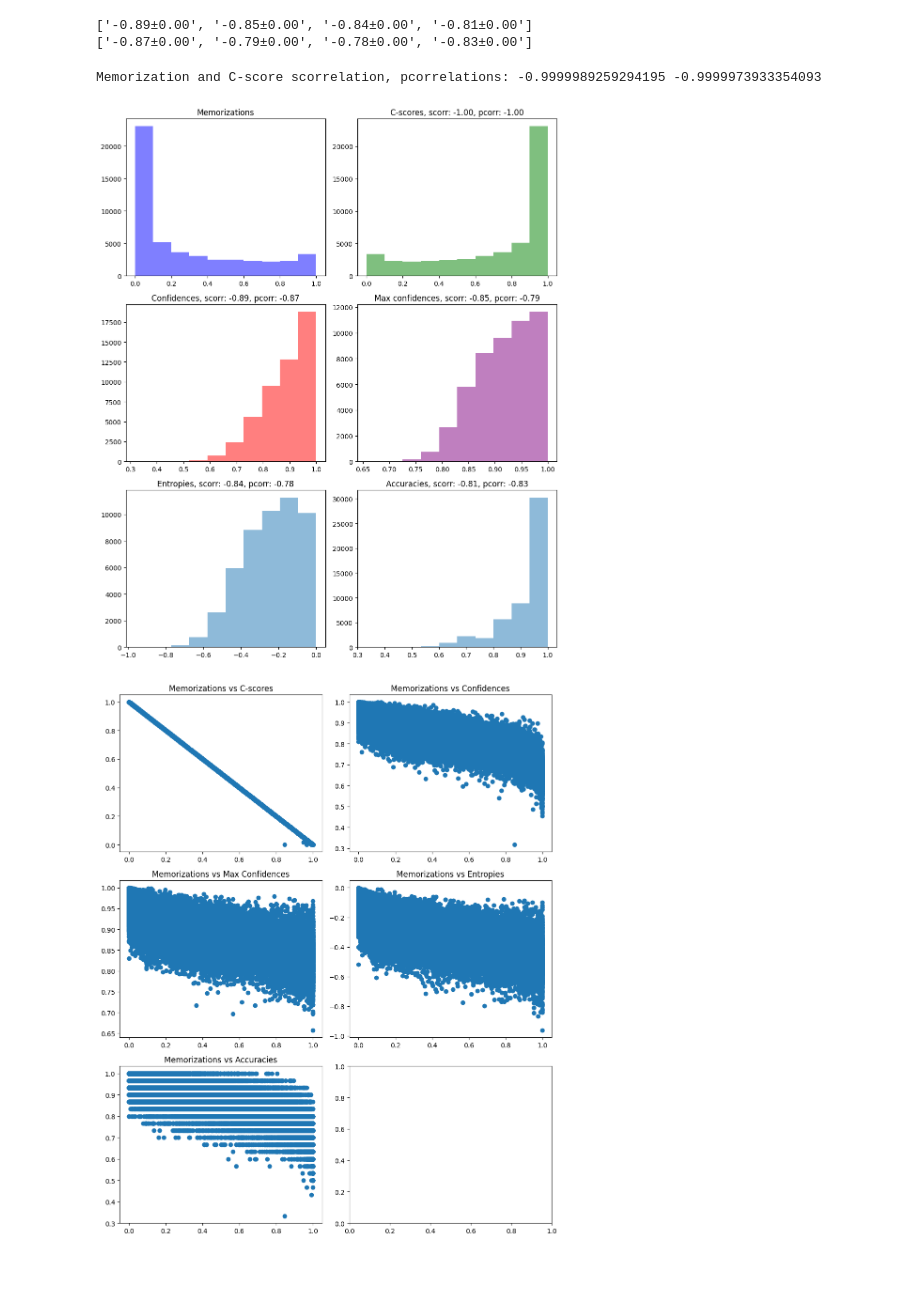
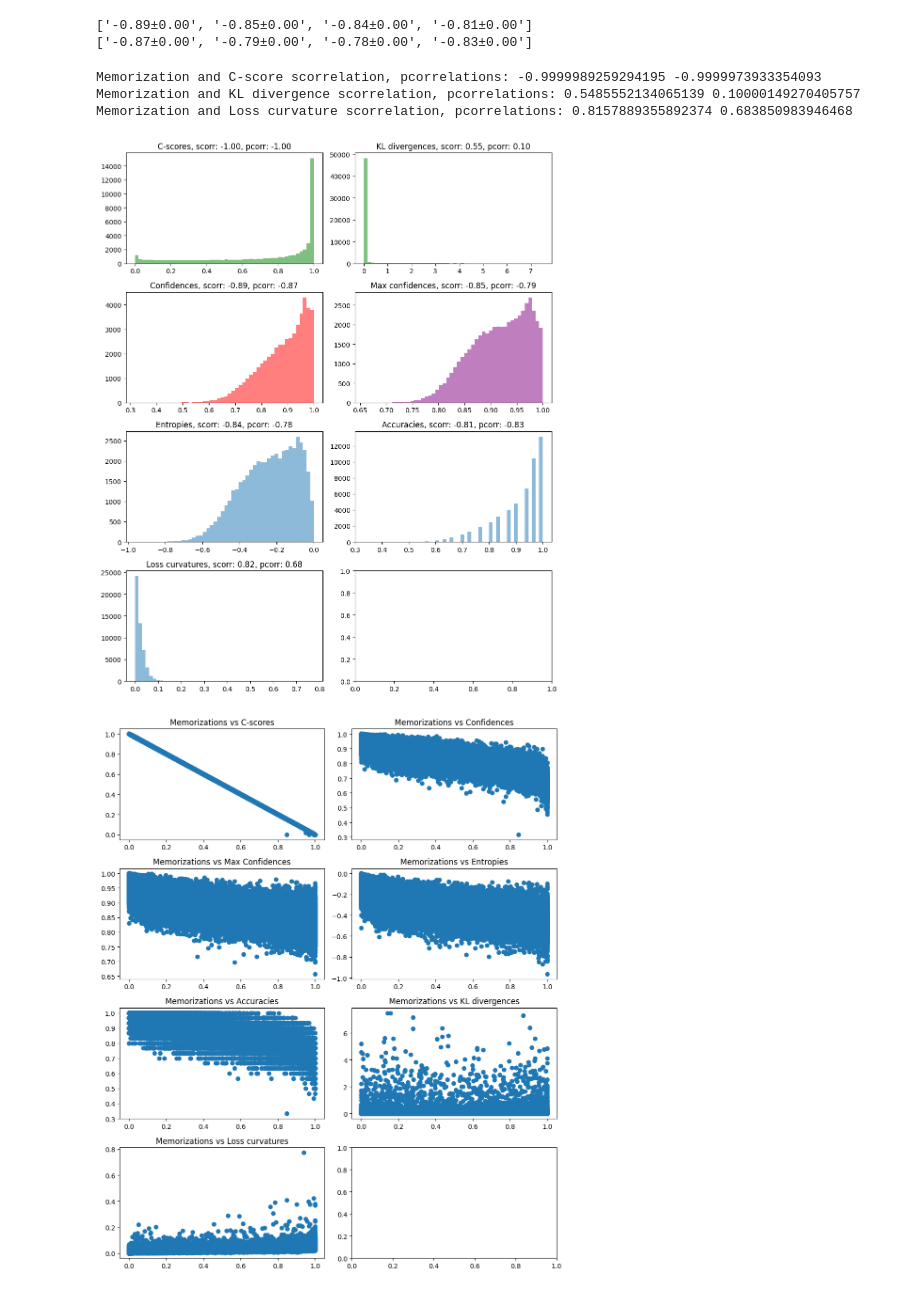
Before and after one commit to meghdadk/data-metrics, a Jupyter notebook: plots.ipynb, the cells around one changed output. Saved outputs shown, nothing was run; the diff lists cells and outputs as text; code cells hidden in the pictures.

Commit message:
more visualizations

```diff
--- a/plots.ipynb
+++ b/plots.ipynb
@@ -8,10 +8,17 @@ from collections import defaultdict
 
 import utils
 # %%
-loaded_results = np.load('estimates_results.npz')
+loaded_results = np.load('checkpoints/estimates_results.npz')
+loaded_heldout_retrain = np.load('checkpoints/heldout_retrain.npz')
+
 loaded_memorization = loaded_results['memorization']
 loaded_influence = loaded_results['influence']
 loaded_cscores = loaded_results['c_scores']
+loaded_klscores = loaded_heldout_retrain['kl_divergences']
+# %%
+loaded_curvatures = np.load('checkpoints/loss_curvatures.npz', allow_pickle=True)
+loss_curvatures = loaded_curvatures['curvatures']
+loss_curvatures = np.mean(loss_curvatures, axis=1)
 # %%
 import numpy as np
 from scipy import stats
@@ -19,7 +26,7 @@ s_correlations = []
 p_correlations = []
 
 for i in range(42, 52):
-    loaded_results = np.load(f'event_results_s{i}.npz', allow_pickle=True)
+    loaded_results = np.load(f'checkpoints/event_results_s{i}.npz', allow_pickle=True)
     loaded_confidences = loaded_results['events']
     sorted_confidences = loaded_confidences[loaded_confidences[:, 0].argsort()]
 
@@ -69,66 +76,85 @@ print (["{:0.2f}±{:0.2f}".format(i, j) for i, j in zip(p_mean, p_margin_of_erro
 ['-0.89±0.00', '-0.85±0.00', '-0.84±0.00', '-0.81±0.00']
 ['-0.87±0.00', '-0.79±0.00', '-0.78±0.00', '-0.83±0.00']
 # %%
-
 mem_cs_pcorr, _ = pearsonr(loaded_memorization, loaded_cscores)
 mem_cs_scorr, _ = spearmanr(loaded_memorization, loaded_cscores)
 print("Memorization and C-score scorrelation, pcorrelations:", mem_cs_scorr, mem_cs_pcorr)
+mem_kl_pcorr, _ = pearsonr(loaded_memorization, loaded_klscores)
+mem_kl_scorr, _ = spearmanr(loaded_memorization, loaded_klscores)
+print("Memorization and KL divergence scorrelation, pcorrelations:", mem_kl_scorr, mem_kl_pcorr)
+mem_lc_pcorr, _ = pearsonr(loaded_memorization, loss_curvatures)
+mem_lc_scorr, _ = spearmanr(loaded_memorization, loss_curvatures)
+print("Memorization and Loss curvature scorrelation, pcorrelations:", mem_lc_scorr, mem_lc_pcorr)
 # %% [output]
 Memorization and C-score scorrelation, pcorrelations: -0.9999989259294195 -0.9999973933354093
+Memorization and KL divergence scorrelation, pcorrelations: 0.5485552134065139 0.10000149270405757
+Memorization and Loss curvature scorrelation, pcorrelations: 0.8157889355892374 0.683850983946468
 # %%
 import seaborn as sns
 
-fig, axs = plt.subplots(3, 2, figsize=(10, 12))  # Adjust the figure size as per your preference
+fig, axs = plt.subplots(4, 2, figsize=(10, 12))  # Adjust the figure size as per your preference
 
 # Modify the spacing between subplots
 fig.subplots_adjust(hspace=0.5, wspace=0.5)  # Adjust the spacing as per your preference
 
-axs[0, 0].hist(loaded_memorization, bins=10, color='blue', alpha=0.5)
-axs[0, 0].set_title('Memorizations')
+#axs[0, 0].hist(loaded_memorization, bins=10, color='blue', alpha=0.5)
+#axs[0, 0].set_title('Memorizations')
 
-axs[0, 1].hist(loaded_cscores, bins=10, color='green', alpha=0.5)
-axs[0, 1].set_title('C-scores, scorr: {:0.2f}, pcorr: {:0.2f}'.format(mem_cs_scorr, mem_cs_pcorr))
+axs[0, 0].hist(loaded_cscores, bins=50, color='green', alpha=0.5)
+axs[0, 0].set_title('C-scores, scorr: {:0.2f}, pcorr: {:0.2f}'.format(mem_cs_scorr, mem_cs_pcorr))
 
-axs[1, 0].hist(sorted_confidences[:, 2], bins=10, color='red', alpha=0.5)
+axs[0, 1].hist(loaded_klscores, bins=50, color='green', alpha=0.5)
+axs[0, 1].set_title('KL divergences, scorr: {:0.2f}, pcorr: {:0.2f}'.format(mem_kl_scorr, mem_kl_pcorr))
+
+axs[1, 0].hist(sorted_confidences[:, 2], bins=50, color='red', alpha=0.5)
 axs[1, 0].set_title('Confidences, scorr: {:0.2f}, pcorr: {:0.2f}'.format(s_mean[0], p_mean[0]))
 
-axs[1, 1].hist(sorted_confidences[:, 3], bins=10, color='purple', alpha=0.5)
+axs[1, 1].hist(sorted_confidences[:, 3], bins=50, color='purple', alpha=0.5)
 axs[1, 1].set_title('Max confidences, scorr: {:0.2f}, pcorr: {:0.2f}'.format(s_mean[1], p_mean[1]))
 
-axs[2, 0].hist(sorted_confidences[:, 4], bins=10, alpha=0.5)
+axs[2, 0].hist(sorted_confidences[:, 4], bins=50, alpha=0.5)
 axs[2, 0].set_title('Entropies, scorr: {:0.2f}, pcorr: {:0.2f}'.format(s_mean[2], p_mean[2]))
 
-axs[2, 1].hist(sorted_confidences[:, 5], bins=10, alpha=0.5)
+axs[2, 1].hist(sorted_confidences[:, 5], bins=50, alpha=0.5)
 axs[2, 1].set_title('Accuracies, scorr: {:0.2f}, pcorr: {:0.2f}'.format(s_mean[3], p_mean[3]))
+
+axs[3, 0].hist(loss_curvatures, bins=50, alpha=0.5)
+axs[3, 0].set_title('Loss curvatures, scorr: {:0.2f}, pcorr: {:0.2f}'.format(mem_lc_scorr, mem_lc_pcorr))
 
 plt.tight_layout()
 
 plt.show()
 # %% [output]
-[figure, old version]
+[figure, new version]
 # %%
-fig, axs = plt.subplots(3, 2, figsize=(10, 12))  # Adjust the figure size as per your preference
+fig, axs = plt.subplots(4, 2, figsize=(10, 12))  # Adjust the figure size as per your preference
 
 # Modify the spacing between subplots
 fig.subplots_adjust(hspace=0.5, wspace=0.5)  # Adjust the spacing as per your preference
 
 axs[0, 0].scatter(loaded_memorization, loaded_cscores)
 axs[0, 0].set_title('Memorizations vs C-scores')
 
 axs[0, 1].scatter(loaded_memorization, sorted_confidences[:, 2])
 axs[0, 1].set_title('Memorizations vs Confidences')
 
 axs[1, 0].scatter(loaded_memorization, sorted_confidences[:, 3])
 axs[1, 0].set_title('Memorizations vs Max Confidences')
 
 axs[1, 1].scatter(loaded_memorization, sorted_confidences[:, 4])
 axs[1, 1].set_title('Memorizations vs Entropies')
 
 axs[2, 0].scatter(loaded_memorization, sorted_confidences[:, 5])
 axs[2, 0].set_title('Memorizations vs Accuracies')
 
+axs[2, 1].scatter(loaded_memorization, loaded_klscores)
+axs[2, 1].set_title('Memorizations vs KL divergences')
+
+axs[3, 0].scatter(loaded_memorization, loss_curvatures)
+axs[3, 0].set_title('Memorizations vs Loss curvatures')
+
 plt.tight_layout()
 
 plt.show()
 # %% [output]
-[figure, old version]
+[figure, new version]
```
